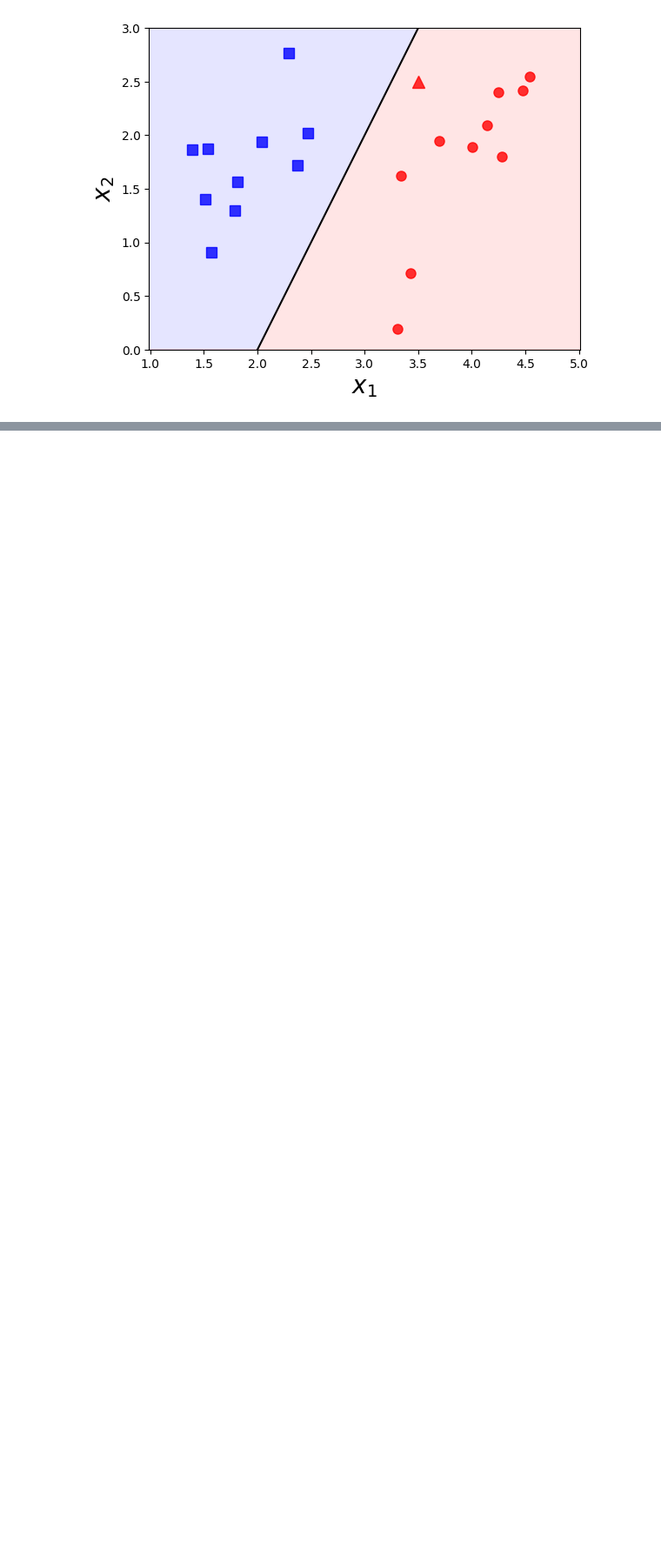
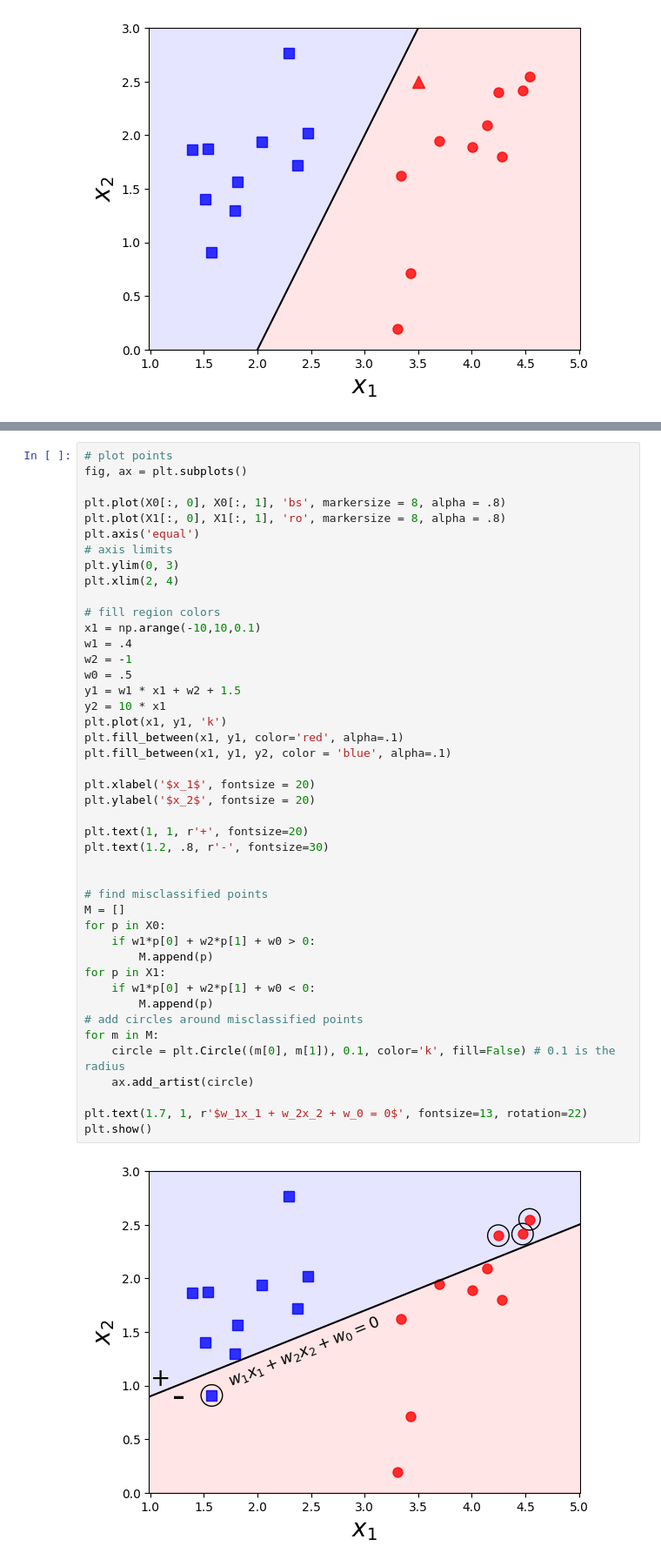
Before and after one commit to letruongzzio/Machine-Learning, a Jupyter notebook: 4 - Neural Networks/Perceptron learning algorithm/Perceptron learning algorithm.ipynb, the cells around one changed output, grey strips where cells are left out. Shown at 87% size. Cells and saved outputs as stored; diff of their text form; blank space fills up the shorter version.

```diff
--- a/4 - Neural Networks/Perceptron learning algorithm/Perceptron learning algorithm.ipynb
+++ b/4 - Neural Networks/Perceptron learning algorithm/Perceptron learning algorithm.ipynb
@@ -100,0 +136,46 @@ The function $J(\mathbf{w})$ tells us that when an error-classified point $\math
+# %%
+# plot points
+fig, ax = plt.subplots()
+
+plt.plot(X0[:, 0], X0[:, 1], 'bs', markersize = 8, alpha = .8)
+plt.plot(X1[:, 0], X1[:, 1], 'ro', markersize = 8, alpha = .8)
+plt.axis('equal')
+# axis limits
+plt.ylim(0, 3)
+plt.xlim(2, 4)
+
+# fill region colors
+x1 = np.arange(-10,10,0.1)
+w1 = .4
+w2 = -1
+w0 = .5
+y1 = w1 * x1 + w2 + 1.5
+y2 = 10 * x1
+plt.plot(x1, y1, 'k')
+plt.fill_between(x1, y1, color='red', alpha=.1)
+plt.fill_between(x1, y1, y2, color = 'blue', alpha=.1)
+
+plt.xlabel('$x_1$', fontsize = 20)
+plt.ylabel('$x_2$', fontsize = 20)
+
+plt.text(1, 1, r'+', fontsize=20)
+plt.text(1.2, .8, r'-', fontsize=30)
+
+
+# find misclassified points
+M = []
+for p in X0:
+    if w1*p[0] + w2*p[1] + w0 > 0:
+        M.append(p)
+for p in X1:
+    if w1*p[0] + w2*p[1] + w0 < 0:
+        M.append(p)
+# add circles around misclassified points
+for m in M:
+    circle = plt.Circle((m[0], m[1]), 0.1, color='k', fill=False) # 0.1 is the radius
+    ax.add_artist(circle)
+
+plt.text(1.7, 1, r'$w_1x_1 + w_2x_2 + w_0 = 0$', fontsize=13, rotation=22)
+plt.show()
+# %% [output]
+[figure, added]
```
Also changed, not shown: parts of 11 cells of this notebook, 1 other file.
